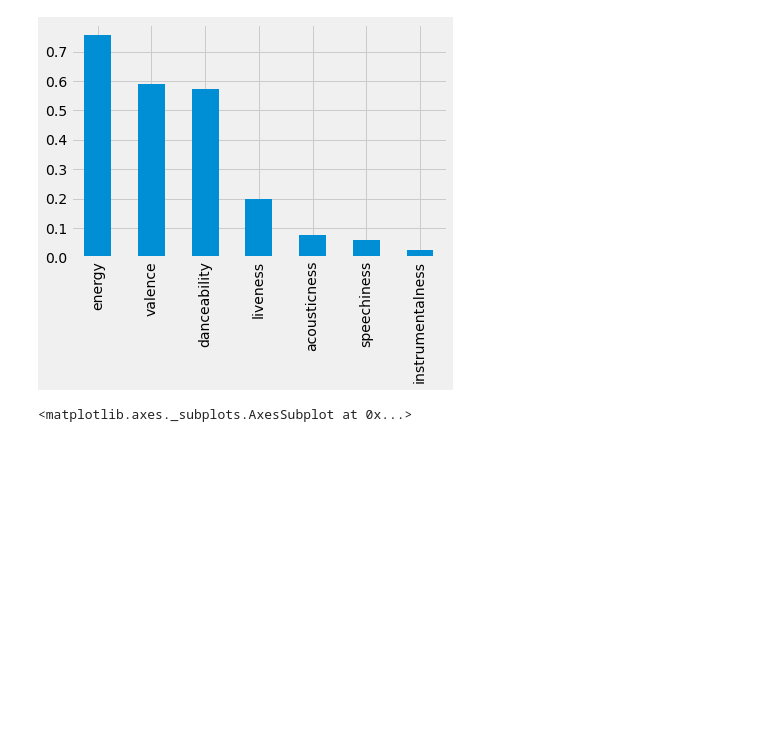
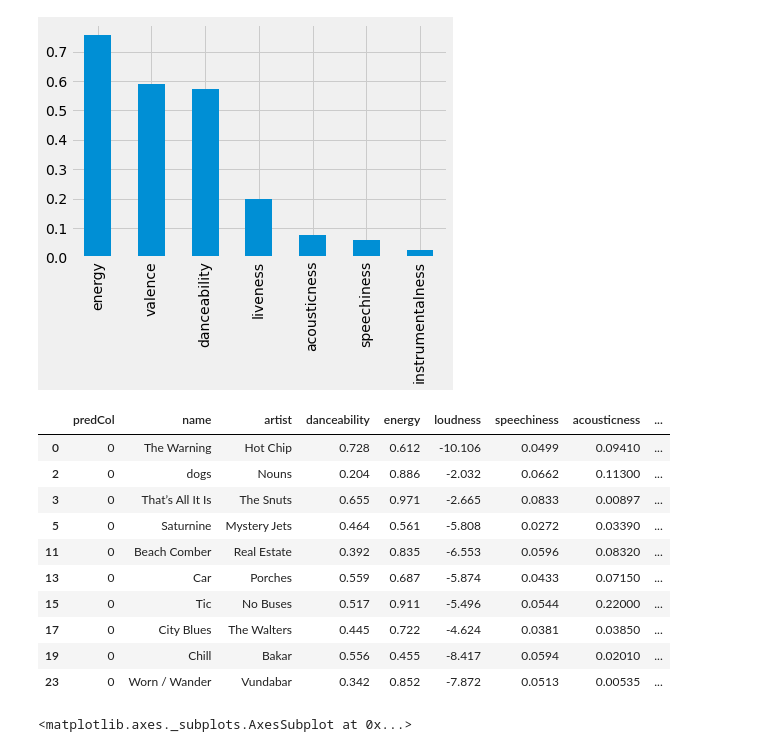
Before and after one commit to marvinkome/spotify-liked-songs, a Jupyter notebook: spotify-clustering.ipynb, the cells around one changed output. Cells and saved outputs as stored; diff of their text form; code cells hidden in the pictures; blank space fills up the shorter version.

```diff
--- a/spotify-clustering.ipynb
+++ b/spotify-clustering.ipynb
@@ -144,6 +144,20 @@ col1[['danceability', 'energy', 'speechiness',
 # %% [output]
 <matplotlib.axes._subplots.AxesSubplot at 0x...>
 [figure]
+# %%
+col1.head(10)
+# %% [output]
+|  | predCol | name | artist | danceability | energy | loudness | speechiness | acousticness | ... |
+| 0 | 0 | The Warning | Hot Chip | 0.728 | 0.612 | -10.106 | 0.0499 | 0.09410 | ... |
+| 2 | 0 | dogs | Nouns | 0.204 | 0.886 | -2.032 | 0.0662 | 0.11300 | ... |
+| 3 | 0 | That’s All It Is | The Snuts | 0.655 | 0.971 | -2.665 | 0.0833 | 0.00897 | ... |
+| 5 | 0 | Saturnine | Mystery Jets | 0.464 | 0.561 | -5.808 | 0.0272 | 0.03390 | ... |
+| 11 | 0 | Beach Comber | Real Estate | 0.392 | 0.835 | -6.553 | 0.0596 | 0.08320 | ... |
+| 13 | 0 | Car | Porches | 0.559 | 0.687 | -5.874 | 0.0433 | 0.07150 | ... |
+| 15 | 0 | Tic | No Buses | 0.517 | 0.911 | -5.496 | 0.0544 | 0.22000 | ... |
+| 17 | 0 | City Blues | The Walters | 0.445 | 0.722 | -4.624 | 0.0381 | 0.03850 | ... |
+| 19 | 0 | Chill | Bakar | 0.556 | 0.455 | -8.417 | 0.0594 | 0.02010 | ... |
+| 23 | 0 | Worn / Wander | Vundabar | 0.342 | 0.852 | -7.872 | 0.0513 | 0.00535 | ... |
 # %%
 col2[['danceability', 'energy', 'speechiness',
       'acousticness', 'instrumentalness', 'liveness', 'valence']].mean().sort_values(ascending=False).plot(kind='bar')
```
Also changed, not shown: 3 other files.
